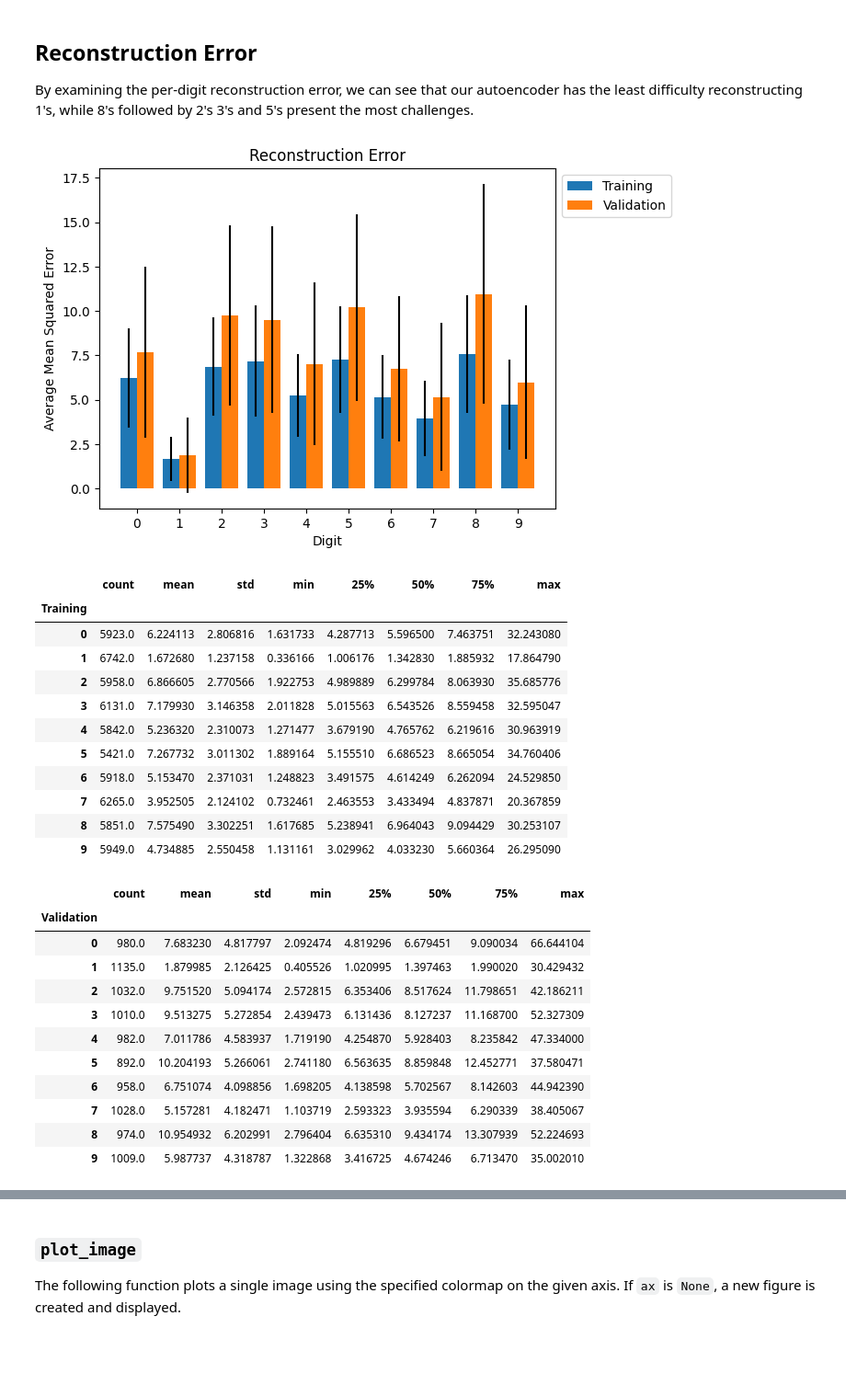
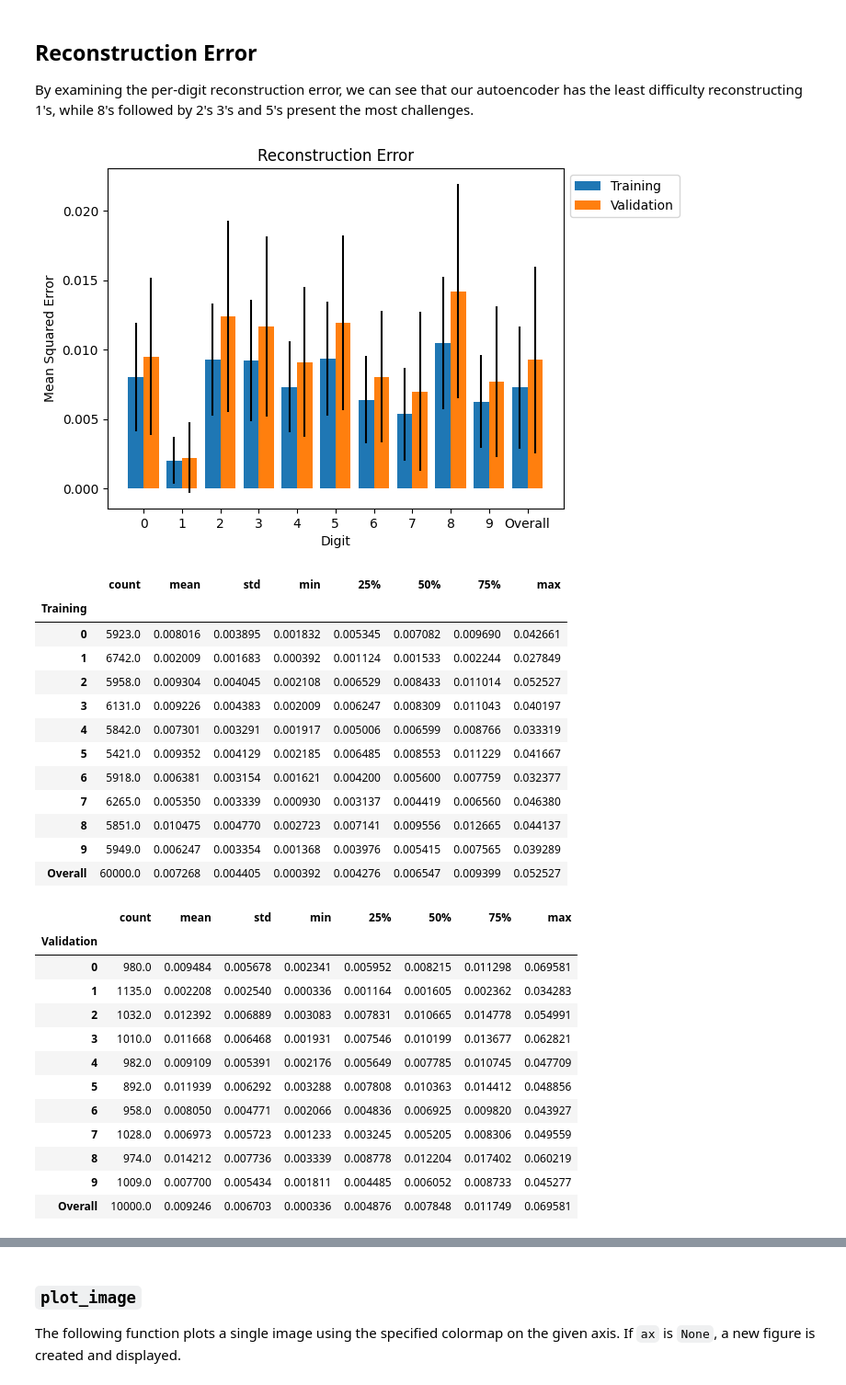
Before and after one commit to jagraves21/NeuralNetworks, a Jupyter notebook: MNIST/Autoencoder/CAE.ipynb, the cells around one changed output, grey strips where cells are left out. Shown at 92% size. Saved outputs shown, nothing was run; the diff lists cells and outputs as text; code cells hidden in the pictures; blank space fills up the shorter version.

```diff
--- a/MNIST/Autoencoder/CAE.ipynb
+++ b/MNIST/Autoencoder/CAE.ipynb
@@ -192,7 +188,6 @@ class CAE(torch.nn.Module):
             torch.nn.Linear(in_features=2**10, out_features=2**6),
             torch.nn.LeakyReLU(inplace=True),
             torch.nn.Linear(in_features=2**6, out_features=10),
-            # torch.nn.Softmax(dim=1)
         )
         self.decoder_ = torch.nn.Sequential(
             torch.nn.Linear(in_features=10, out_features=2**6),
@@ -206,8 +201,7 @@ class CAE(torch.nn.Module):
             torch.nn.ConvTranspose2d(in_channels=16, out_channels=16, kernel_size=5),
             torch.nn.LeakyReLU(inplace=True),
             torch.nn.ConvTranspose2d(in_channels=16, out_channels=1, kernel_size=7),
-            torch.nn.LeakyReLU(inplace=True),
-            torch.nn.Tanh(),
+            torch.nn.Sigmoid(),
             torch.nn.Flatten(start_dim=1, end_dim=2)
         )
 
@@ -697,7 +692,7 @@ def compute_reconstruction_error(images, model, device):
     images = images.astype(np.float32)
     model.to(device).eval()
     outputs = model( torch.from_numpy(images).to(device) ).cpu().numpy()
-    return np.square(outputs - images).reshape(len(images),-1).sum(axis=1)
+    return np.square(outputs - images).reshape(len(images),-1).mean(axis=1)
 # %% [markdown]
 ### `compute_mse_summary_statistics_by_digit`
 
@@ -708,7 +703,7 @@ def compute_mse_summary_statistics_by_digit(images, labels, model, device):
     dfs = [
         pd.DataFrame(mse[labels==ii], columns=[ii]).describe()
         for ii in range(10)
-    ]
+    ] + [pd.DataFrame(mse, columns=["Overall"]).describe()]
     return mse, pd.concat(dfs, axis=1).transpose()
 # %% [markdown]
 ## Reconstruction Error
@@ -717,50 +712,53 @@ By examining the per-digit reconstruction error, we can see that our autoencoder
 # %%
 training_mse, training_df = compute_mse_summary_statistics_by_digit(training_images, training_labels, cae, device)
 validation_mse, validation_df = compute_mse_summary_statistics_by_digit(validation_images, validation_labels, cae, device)
 training_df.index.name = "Training"
 validation_df.index.name = "Validation"
 
 width = 0.4
+xx = np.arange(len(validation_df.index))
 fig,ax = plt.subplots()
-ax.bar(training_df.index - width/2, training_df["mean"], width=width, label="Training")
-plt.errorbar(training_df.index - width/2, training_df["mean"], training_df["std"], color="black", linestyle="")
-ax.bar(validation_df.index + width/2, validation_df["mean"], width=width, label="Validation")
-plt.errorbar(validation_df.index + width/2, validation_df["mean"], validation_df["std"], color="black", linestyle="")
-ax.xaxis.set_ticks(validation_df.index)
+ax.bar(xx - width/2, training_df["mean"], width=width, label="Training")
+plt.errorbar(xx - width/2, training_df["mean"], training_df["std"], color="black", linestyle="")
+ax.bar(xx + width/2, validation_df["mean"], width=width, label="Validation")
+plt.errorbar(xx + width/2, validation_df["mean"], validation_df["std"], color="black", linestyle="")
+ax.xaxis.set_ticks(xx)
 ax.xaxis.set_ticklabels(validation_df.index)
 ax.set_xlabel("Digit")
-ax.set_ylabel("Average Mean Squared Error")
+ax.set_ylabel("Mean Squared Error")
 ax.set_title("Reconstruction Error")
 ax.legend(loc="upper left", bbox_to_anchor=(1, 1))
 plt.show()
 
 display(training_df, validation_df)
 # %% [output]
-[figure, old version]
+[figure, new version]
 |  | count | mean | std | min | 25% | 50% | 75% | max |
 | Training |  |  |  |  |  |  |  |  |
-| 0 | 5923.0 | 6.224113 | 2.806816 | 1.631733 | 4.287713 | 5.596500 | 7.463751 | 32.243080 |
-| 1 | 6742.0 | 1.672680 | 1.237158 | 0.336166 | 1.006176 | 1.342830 | 1.885932 | 17.864790 |
-| 2 | 5958.0 | 6.866605 | 2.770566 | 1.922753 | 4.989889 | 6.299784 | 8.063930 | 35.685776 |
-| 3 | 6131.0 | 7.179930 | 3.146358 | 2.011828 | 5.015563 | 6.543526 | 8.559458 | 32.595047 |
-| 4 | 5842.0 | 5.236320 | 2.310073 | 1.271477 | 3.679190 | 4.765762 | 6.219616 | 30.963919 |
-| 5 | 5421.0 | 7.267732 | 3.011302 | 1.889164 | 5.155510 | 6.686523 | 8.665054 | 34.760406 |
-| 6 | 5918.0 | 5.153470 | 2.371031 | 1.248823 | 3.491575 | 4.614249 | 6.262094 | 24.529850 |
-| 7 | 6265.0 | 3.952505 | 2.124102 | 0.732461 | 2.463553 | 3.433494 | 4.837871 | 20.367859 |
-| 8 | 5851.0 | 7.575490 | 3.302251 | 1.617685 | 5.238941 | 6.964043 | 9.094429 | 30.253107 |
-| 9 | 5949.0 | 4.734885 | 2.550458 | 1.131161 | 3.029962 | 4.033230 | 5.660364 | 26.295090 |
+| 0 | 5923.0 | 0.008016 | 0.003895 | 0.001832 | 0.005345 | 0.007082 | 0.009690 | 0.042661 |
+| 1 | 6742.0 | 0.002009 | 0.001683 | 0.000392 | 0.001124 | 0.001533 | 0.002244 | 0.027849 |
+| 2 | 5958.0 | 0.009304 | 0.004045 | 0.002108 | 0.006529 | 0.008433 | 0.011014 | 0.052527 |
+| 3 | 6131.0 | 0.009226 | 0.004383 | 0.002009 | 0.006247 | 0.008309 | 0.011043 | 0.040197 |
+| 4 | 5842.0 | 0.007301 | 0.003291 | 0.001917 | 0.005006 | 0.006599 | 0.008766 | 0.033319 |
+| 5 | 5421.0 | 0.009352 | 0.004129 | 0.002185 | 0.006485 | 0.008553 | 0.011229 | 0.041667 |
+| 6 | 5918.0 | 0.006381 | 0.003154 | 0.001621 | 0.004200 | 0.005600 | 0.007759 | 0.032377 |
+| 7 | 6265.0 | 0.005350 | 0.003339 | 0.000930 | 0.003137 | 0.004419 | 0.006560 | 0.046380 |
+| 8 | 5851.0 | 0.010475 | 0.004770 | 0.002723 | 0.007141 | 0.009556 | 0.012665 | 0.044137 |
+| 9 | 5949.0 | 0.006247 | 0.003354 | 0.001368 | 0.003976 | 0.005415 | 0.007565 | 0.039289 |
+| Overall | 60000.0 | 0.007268 | 0.004405 | 0.000392 | 0.004276 | 0.006547 | 0.009399 | 0.052527 |
 |  | count | mean | std | min | 25% | 50% | 75% | max |
 | Validation |  |  |  |  |  |  |  |  |
-| 0 | 980.0 | 7.683230 | 4.817797 | 2.092474 | 4.819296 | 6.679451 | 9.090034 | 66.644104 |
-| 1 | 1135.0 | 1.879985 | 2.126425 | 0.405526 | 1.020995 | 1.397463 | 1.990020 | 30.429432 |
-| 2 | 1032.0 | 9.751520 | 5.094174 | 2.572815 | 6.353406 | 8.517624 | 11.798651 | 42.186211 |
-| 3 | 1010.0 | 9.513275 | 5.272854 | 2.439473 | 6.131436 | 8.127237 | 11.168700 | 52.327309 |
-| 4 | 982.0 | 7.011786 | 4.583937 | 1.719190 | 4.254870 | 5.928403 | 8.235842 | 47.334000 |
-| 5 | 892.0 | 10.204193 | 5.266061 | 2.741180 | 6.563635 | 8.859848 | 12.452771 | 37.580471 |
-| 6 | 958.0 | 6.751074 | 4.098856 | 1.698205 | 4.138598 | 5.702567 | 8.142603 | 44.942390 |
-| 7 | 1028.0 | 5.157281 | 4.182471 | 1.103719 | 2.593323 | 3.935594 | 6.290339 | 38.405067 |
-| 8 | 974.0 | 10.954932 | 6.202991 | 2.796404 | 6.635310 | 9.434174 | 13.307939 | 52.224693 |
-| 9 | 1009.0 | 5.987737 | 4.318787 | 1.322868 | 3.416725 | 4.674246 | 6.713470 | 35.002010 |
+| 0 | 980.0 | 0.009484 | 0.005678 | 0.002341 | 0.005952 | 0.008215 | 0.011298 | 0.069581 |
+| 1 | 1135.0 | 0.002208 | 0.002540 | 0.000336 | 0.001164 | 0.001605 | 0.002362 | 0.034283 |
+| 2 | 1032.0 | 0.012392 | 0.006889 | 0.003083 | 0.007831 | 0.010665 | 0.014778 | 0.054991 |
+| 3 | 1010.0 | 0.011668 | 0.006468 | 0.001931 | 0.007546 | 0.010199 | 0.013677 | 0.062821 |
+| 4 | 982.0 | 0.009109 | 0.005391 | 0.002176 | 0.005649 | 0.007785 | 0.010745 | 0.047709 |
+| 5 | 892.0 | 0.011939 | 0.006292 | 0.003288 | 0.007808 | 0.010363 | 0.014412 | 0.048856 |
+| 6 | 958.0 | 0.008050 | 0.004771 | 0.002066 | 0.004836 | 0.006925 | 0.009820 | 0.043927 |
+| 7 | 1028.0 | 0.006973 | 0.005723 | 0.001233 | 0.003245 | 0.005205 | 0.008306 | 0.049559 |
+| 8 | 974.0 | 0.014212 | 0.007736 | 0.003339 | 0.008778 | 0.012204 | 0.017402 | 0.060219 |
+| 9 | 1009.0 | 0.007700 | 0.005434 | 0.001811 | 0.004485 | 0.006052 | 0.008733 | 0.045277 |
+| Overall | 10000.0 | 0.009246 | 0.006703 | 0.000336 | 0.004876 | 0.007848 | 0.011749 | 0.069581 |
 # %% [markdown]
 # Visual Evaluation
 
```
Also changed, not shown: parts of 10 cells of this notebook, 1 other file.
